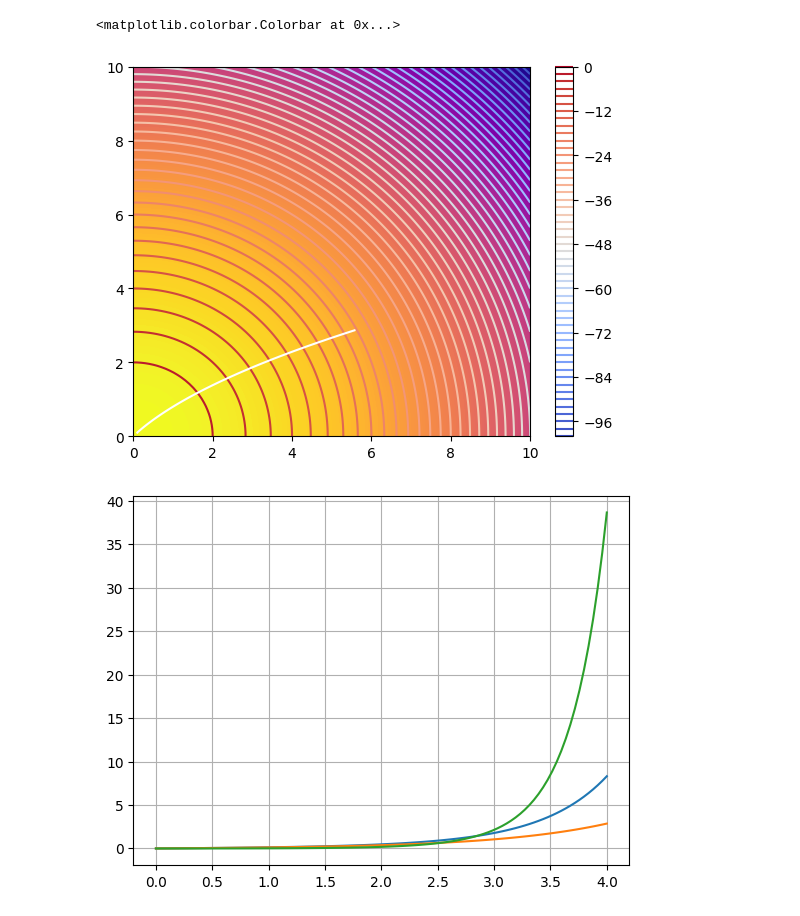
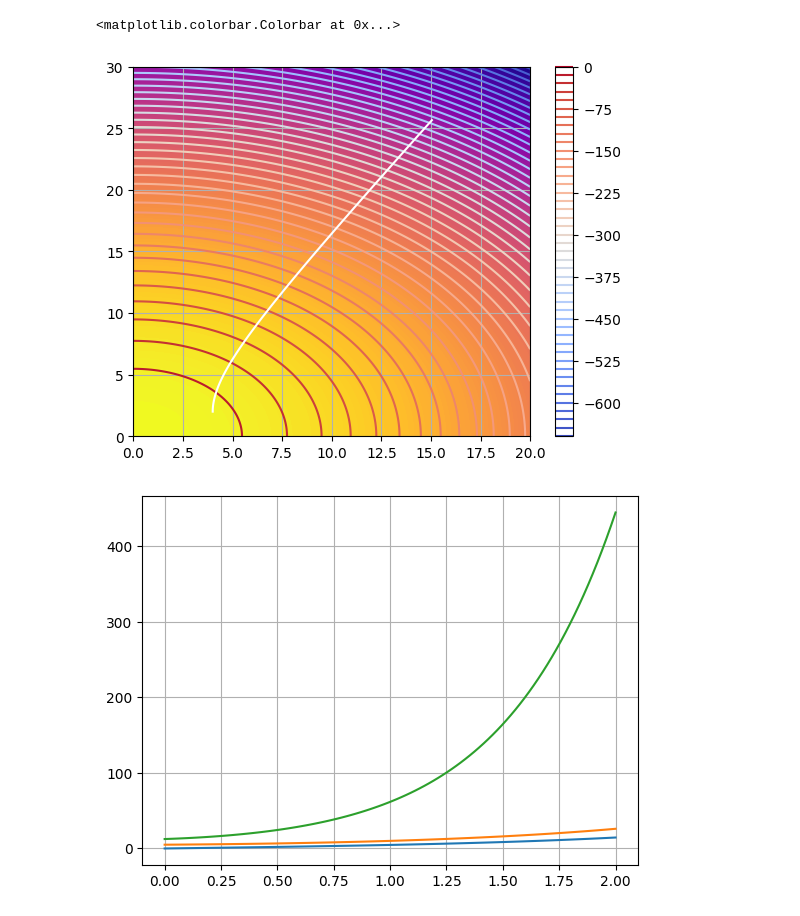
Before and after one commit to SUPARNAJIT-lang/Dynamics_de_chargeparticle, a Jupyter notebook: Charged Particle in Conv. E.F.ipynb, the cells around one changed output. Cells and saved outputs as stored; diff of their text form; code cells hidden in the pictures.

```diff
--- a/Charged Particle in Conv. E.F.ipynb
+++ b/Charged Particle in Conv. E.F.ipynb
@@ -6,9 +6,9 @@ import numpy as np
 
 x, y = sp.symbols('x y')
 
-Ex=(x+y**2)
+Ex=(1*x)
 
-Ey=(y)
+Ey=(1*y)
 
 #Potential calculation:
 def V(x,y):
@@ -43,8 +43,8 @@ Ey1=sp.lambdify((x,y),Ey,"numpy")
 
 
 #Plotting:
-x=np.linspace(0,10,100)
-y=np.linspace(0,10,100)
+x=np.linspace(0,20,1000)
+y=np.linspace(0,30,1000)
 
 
 X,Y=np.meshgrid(x,y)
@@ -52,36 +52,37 @@ X,Y=np.meshgrid(x,y)
 
 
 #Particle Dynamics:
 
-t=np.linspace(0,4,100)
+t=np.linspace(0,2,100)
 
 q=1 #charge of particle
 m=1 #mass of particle
 
 def dynamics(state,t):
     x,y,vx,vy=state
 
     ax=(q/m)*Ex1(x,y)
     ay=(q/m)*Ey1(x,y)
 
     return [vx,vy,ax,ay]
 
-state0=[0.1,0.1,0.001,0.005]
+state0=[4,2,0,5]
 
 sol=odeint(dynamics,state0,t)
 
 x1,y1,vx1,vy1=sol.T
 
 #Potential curve:
+plt.grid(True)
 plt.contourf(x,y,V31(X,Y),levels=200,cmap="plasma")
 plt.contour(x,y,V31(X,Y),levels=60,cmap="coolwarm")
 
 #Particle curve:
 plt.plot(x1,y1,color="white")
 plt.colorbar()
 # %% [output]
 <matplotlib.colorbar.Colorbar at 0x...>
-[figure, old version]
+[figure, new version]
 # %%
 KE=0.5*m*((sol.T[2])**2+(sol.T[3])**2)
 
@@ -91,4 +92,4 @@ plt.plot(t,KE)
 
 plt.grid(True)
 # %% [output]
-[figure, old version]
+[figure, new version]
```
Also changed, not shown: 1 other file.
